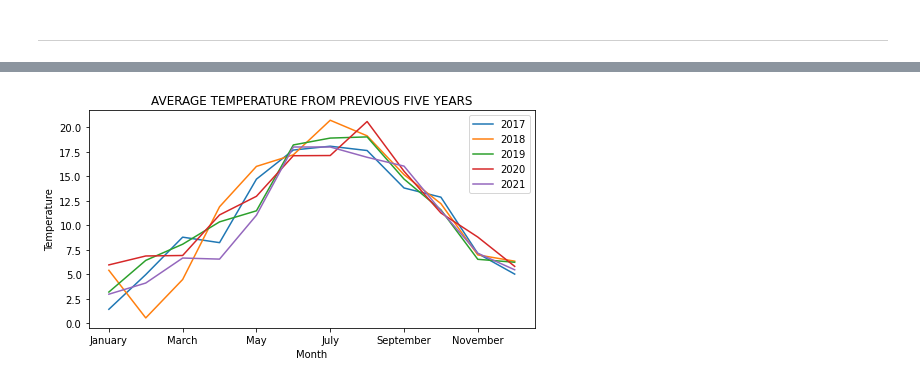
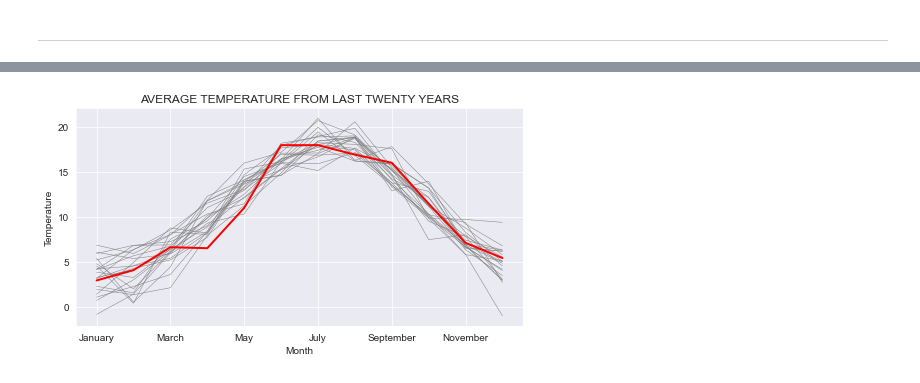
Before and after one commit to SoniAnmol/Modelling-Dutch-Energy-Communities, a Jupyter notebook: data/data_prep.ipynb, the cells around one changed output, grey strips where cells are left out. Saved outputs shown, nothing was run; the diff lists cells and outputs as text; code cells hidden in the pictures.

Commit message:
updating temperature_variation_five_years.png

```diff
--- a/data/data_prep.ipynb
+++ b/data/data_prep.ipynb
@@ -61,12 +79,15 @@ df = df.set_index('Month')
 # %%
 # slice number of years for plotting
-years = ['2017', '2018', '2019', '2020', '2021']
-df = df[years]
+years = ['2000', '2001', '2002', '2003', '2004', '2005',
+         '2006', '2007', '2008', '2009', '2010', '2011',
+         '2012', '2013','2014', '2015', '2016', '2017',
+         '2018', '2019', '2020', ]
 # %%
 fig, ax = plt.subplots(figsize=(8, 4))
-df.plot(ax=ax)
+df[years].plot(ax=ax, legend=False, color='#808080', linewidth=0.5)
+df['2021'].plot(ax=ax, legend=False, color='#ff0000', linewidth=2)
 ax.set_ylabel('Temperature')
-ax.set_title('Average temperature from previous five years'.upper())
+ax.set_title('Average temperature from last twenty years'.upper())
 plt.savefig("../images/temperature_variation_five_years.png", dpi=300)
 # %% [output]
-[figure, old version]
+[figure, new version]
```
Also changed, not shown: parts of 1 cell of this notebook, 1 other file.
